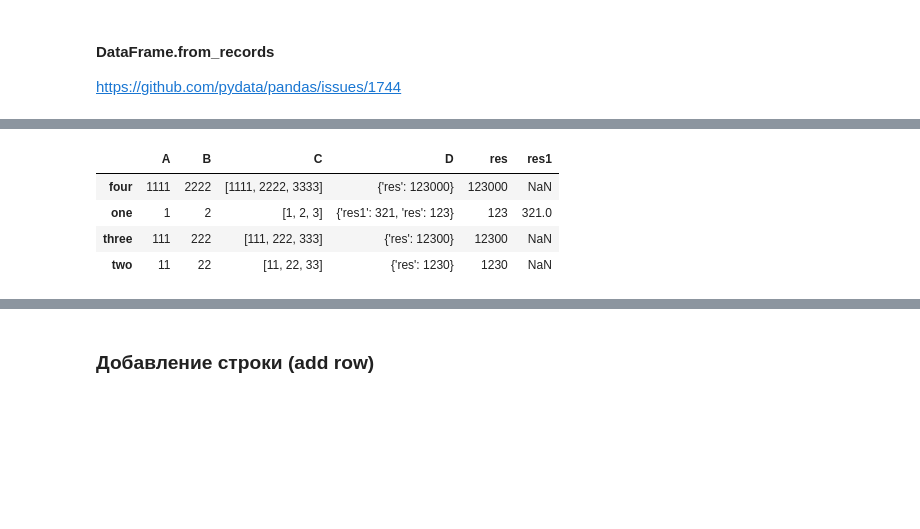
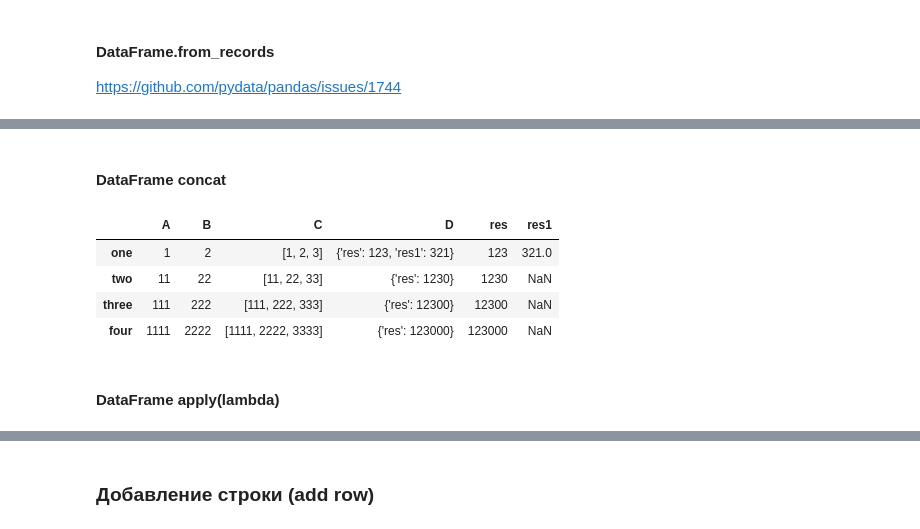
Before and after one commit to Hubbitus/python-jupyter-playbox, a Jupyter notebook: DataSandbox.ipynb, the cells around one changed output, grey strips where cells are left out. Cells and saved outputs as stored; diff of their text form; code cells hidden in the pictures; blank space fills up the shorter version.

```diff
--- a/DataSandbox.ipynb
+++ b/DataSandbox.ipynb
@@ -866,11 +803,15 @@ d
+# %% [markdown]
+#### DataFrame concat
 # %%
-pd.concat([df, d], axis=1)
+pandas.concat([df, d], axis=1)
 # %% [output]
 |  | A | B | C | D | res | res1 |
+| one | 1 | 2 | [1, 2, 3] | {'res': 123, 'res1': 321} | 123 | 321.0 |
+| two | 11 | 22 | [11, 22, 33] | {'res': 1230} | 1230 | NaN |
+| three | 111 | 222 | [111, 222, 333] | {'res': 12300} | 12300 | NaN |
 | four | 1111 | 2222 | [1111, 2222, 3333] | {'res': 123000} | 123000 | NaN |
-| one | 1 | 2 | [1, 2, 3] | {'res1': 321, 'res': 123} | 123 | 321.0 |
-| three | 111 | 222 | [111, 222, 333] | {'res': 12300} | 12300 | NaN |
-| two | 11 | 22 | [11, 22, 33] | {'res': 1230} | 1230 | NaN |
+# %% [markdown]
+#### DataFrame apply(lambda)
 # %%
 d1 = df.D.apply(lambda it: it['res'])
 d1
```
Also changed, not shown: parts of 244 cells of this notebook.
